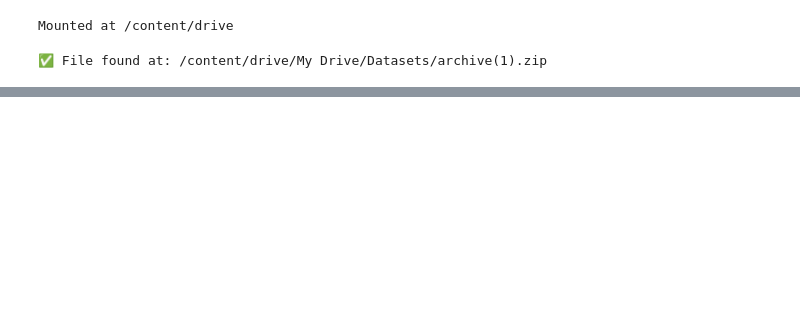
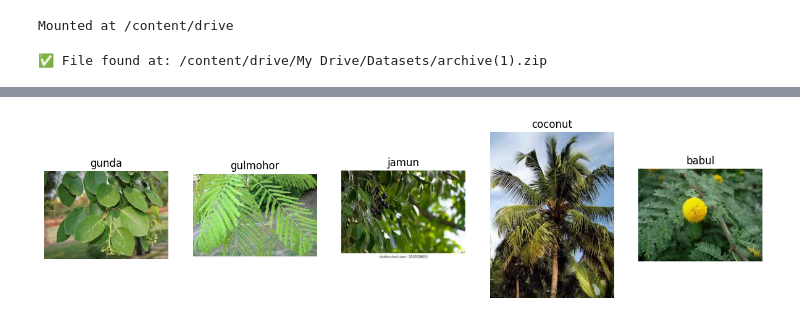
Before and after one commit to Keruthika-N/Tree-species-, a Jupyter notebook: Tree_Species_Classification.ipynb, the cells around one changed output, grey strips where cells are left out. Saved outputs shown, nothing was run; the diff lists cells and outputs as text; code cells hidden in the pictures; blank space fills up the shorter version.

```diff
--- a/Tree_Species_Classification.ipynb
+++ b/Tree_Species_Classification.ipynb
@@ -40,0 +118,26 @@ print("✅ Extraction complete!")
+# %%
+import os
+import pandas as pd
+
+# Step 1: Get list of class directories
+class_dirs = [d for d in os.listdir(inner_dataset_path) if os.path.isdir(os.path.join(inner_dataset_path, d))]
+
+# Step 2: Count images in each class
+class_counts = {
+    cls: len([
+        f for f in os.listdir(os.path.join(inner_dataset_path, cls))
+        if f.lower().endswith(('.jpg', '.jpeg', '.png'))
+    ])
+    for cls in class_dirs
+}
+
+# Step 3: Create DataFrame
+class_counts_df = pd.DataFrame.from_dict(class_counts, orient='index', columns=['Image Count'])
+
+# Step 4: Sort by image count
+class_counts_df = class_counts_df.sort_values('Image Count', ascending=False)
+
+# Step 5: Print result and shape
+print("📊 Number of images per class:")
+print(class_counts_df)
+print(f"\n📐 Shape of DataFrame (classes, columns): {class_counts_df.shape}")
@@ -40,0 +162,18 @@ print("✅ Extraction complete!")
+# %%
+import matplotlib.pyplot as plt
+from PIL import Image
+
+def show_sample_images(inner_dataset_path, class_dirs, n=5):
+    plt.figure(figsize=(15, 10))
+    for i, class_dir in enumerate(class_dirs[:n]):
+        img_path = os.path.join(inner_dataset_path, class_dir, os.listdir(os.path.join(inner_dataset_path, class_dir))[0])
+        img = Image.open(img_path)
+        plt.subplot(1, n, i+1)
+        plt.imshow(img)
+        plt.title(class_dir)
+        plt.axis('off')
+    plt.show()
+
+show_sample_images(inner_dataset_path, class_dirs)
+# %% [output]
+[figure, added]
```
Also changed, not shown: parts of 29 cells of this notebook.
